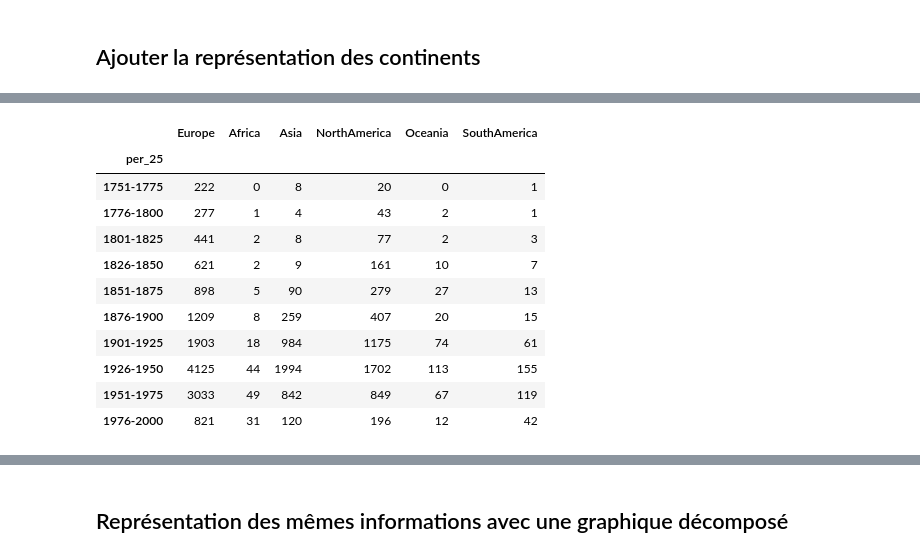
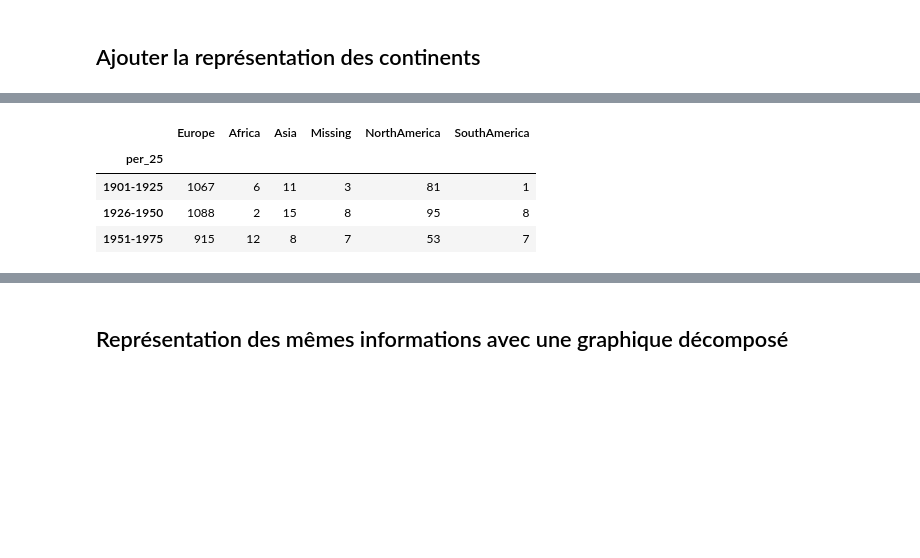
Before and after one commit to mroylem/archivist, a Jupyter notebook: sparqlnotebook/wdt_distribution_continents_triplestore.ipynb, the cells around one changed output, grey strips where cells are left out. Cells and saved outputs as stored; diff of their text form; code cells hidden in the pictures; blank space fills up the shorter version.

```diff
--- a/sparqlnotebook/wdt_distribution_continents_triplestore.ipynb
+++ b/sparqlnotebook/wdt_distribution_continents_triplestore.ipynb
@@ -45,7 +45,7 @@ import sparql_functions as spqf
 On exécute la requête grâce à une fonction de la librairie locale qui réalise la mise en forme
 # %%
 ## define SPARQL enpoint
-endpoint = "https://ag16gm9pr0meths2.allegrograph.cloud/repositories/astronomers"
+endpoint = "https://ag1mdzaeq7qnj00h.allegrograph.cloud/repositories/archivist"
 # %%
 query = """
 PREFIX wd: <http://www.wikidata.org/entity/>
@@ -127,15 +127,15 @@ def codeContinents(continents):
     listContinents = sorted(continents.split(','))
     if 'Europe' in listContinents:
         output = 'Europe'
-    elif 'Asia' in listContinents:
+    elif 'Asie' in listContinents:
         output = 'Asia'
-    elif 'Africa' in listContinents:
+    elif 'Afrique' in listContinents:
         output = 'Africa'
     elif 'Oceania' in listContinents:
         output = 'Oceania'
-    elif 'North America' in listContinents:
+    elif 'Amérique du Nord' in listContinents:
         output = 'NorthAmerica'
-    elif 'South America' in listContinents:
+    elif 'Amérique du Sud' in listContinents:
         output = 'SouthAmerica'
     else:
         output = 'Missing'
@@ -295,6 +291,6 @@ print(lcont)
 # %%
 ### Regrouper et compter avec un fitre sur le continent 'Europe'
-merged = pd.DataFrame(df_p[df_p.contCode == 'Europe'].groupby('per_25').size())
+merged = pd.DataFrame(df_p[df_p.contCode == 'Europe'].groupby('per_25',observed=True).size())
 merged.columns = ['Europe']
 merged.tail()
 # %% [output]
@@ -308,24 +304,17 @@ merged.tail()
 # %%
 ### Ajouter les distributions des autres continents
 for cont in lcont:
-    new_df = pd.DataFrame(df_p[df_p.contCode == cont].groupby('per_25').size())
+    new_df = pd.DataFrame(df_p[df_p.contCode == cont].groupby('per_25',observed=True).size())
     new_df.columns = [cont]
     merged = pd.merge(merged, new_df, left_index=True, right_index=True)
 
 merged
 # %% [output]
-|  | Europe | Africa | Asia | NorthAmerica | Oceania | SouthAmerica |
+|  | Europe | Africa | Asia | Missing | NorthAmerica | SouthAmerica |
 | per_25 |  |  |  |  |  |  |
-| 1751-1775 | 222 | 0 | 8 | 20 | 0 | 1 |
-| 1776-1800 | 277 | 1 | 4 | 43 | 2 | 1 |
-| 1801-1825 | 441 | 2 | 8 | 77 | 2 | 3 |
-| 1826-1850 | 621 | 2 | 9 | 161 | 10 | 7 |
-| 1851-1875 | 898 | 5 | 90 | 279 | 27 | 13 |
-| 1876-1900 | 1209 | 8 | 259 | 407 | 20 | 15 |
-| 1901-1925 | 1903 | 18 | 984 | 1175 | 74 | 61 |
-| 1926-1950 | 4125 | 44 | 1994 | 1702 | 113 | 155 |
-| 1951-1975 | 3033 | 49 | 842 | 849 | 67 | 119 |
-| 1976-2000 | 821 | 31 | 120 | 196 | 12 | 42 |
+| 1901-1925 | 1067 | 6 | 11 | 3 | 81 | 1 |
+| 1926-1950 | 1088 | 2 | 15 | 8 | 95 | 8 |
+| 1951-1975 | 915 | 12 | 8 | 7 | 53 | 7 |
 # %%
 ### Transformer l'index en chaîne de caractères
 # ce qui est indispensable pour l'affichage dans un graphique
```
Also changed, not shown: parts of 21 cells of this notebook, 1 other file.
